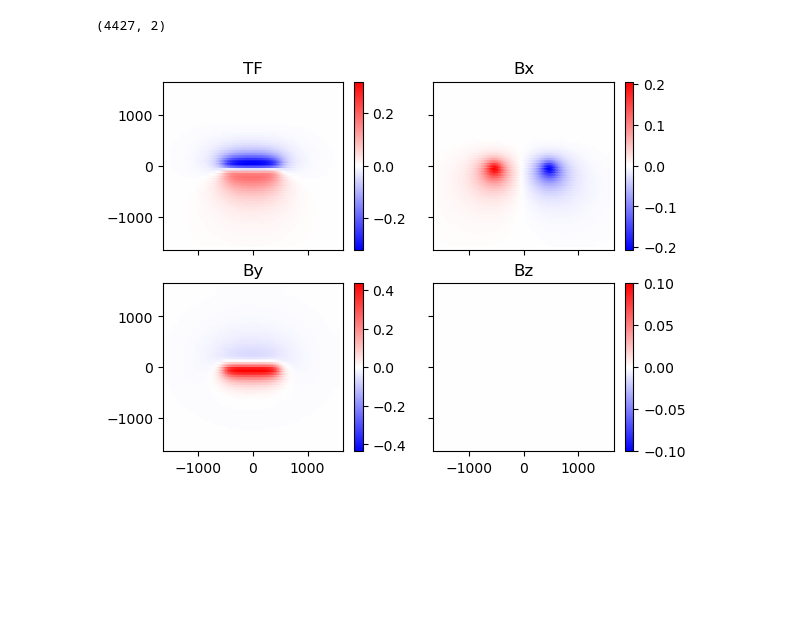
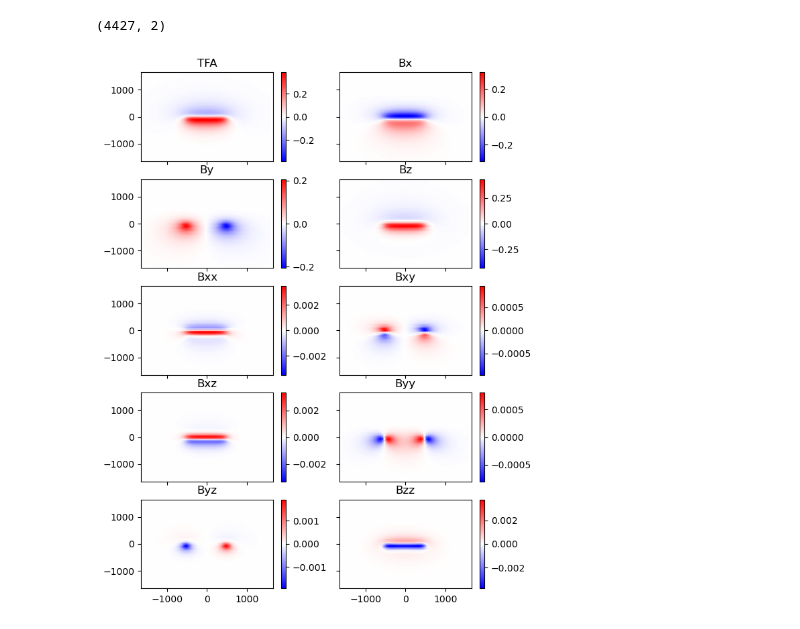
Before and after one commit to gimli-org/notebooks, a Jupyter notebook: Magnetics/synthFault.ipynb, the cells around one changed output. Drawn from its saved outputs; the diff is of its cells as text; code cells hidden in the pictures; blank space fills up the shorter version.

```diff
--- a/Magnetics/synthFault.ipynb
+++ b/Magnetics/synthFault.ipynb
@@ -60,7 +60,7 @@ print(np.transpose(igrf))
 Wolfram alpha says T=49.5µT, X/Y/Z=19.6/1.56/45.4µT, so what's wrong?
 # %%
 pnts[:, 2] = 80
-cmp = ["TF", "Bx", "By", "Bz"] # , "Bxx", "Bxy", "Bxz", "Byy", "Byz", "Bzz"]
+cmp = ["TFA", "Bx", "By", "Bz", "Bxx", "Bxy", "Bxz", "Byy", "Byz", "Bzz"]
 fop = MagneticsModelling(meshNED, pnts, igrf=igrf, cmp=cmp)
 # %% [output]
 (4427, 2)
@@ -68,12 +68,12 @@ fop = MagneticsModelling(meshNED, pnts, igrf=igrf, cmp=cmp)
 out = fop.response(mesh["mag"]*1e-4)
 fields = np.reshape(out, [len(cmp), -1])
 # %%
-fig, ax = plt.subplots(2, 2, sharex=True, sharey=True)
-for i in range(4):
+fig, ax = plt.subplots(len(cmp)//2, 2, sharex=True, sharey=True, figsize=(7, 10))
+for i in range(len(cmp)):
     fld = fields[i]
     vv = max(-min(fld), max(fld))
     sc = ax.flat[i].scatter(X.flat, Y.flat, c=fld, cmap="bwr", vmin=-vv, vmax=vv)
     ax.flat[i].set_title(cmp[i])
     fig.colorbar(sc, ax=ax.flat[i])
 # %% [output]
-[figure, old version]
+[figure, new version]
```
Also changed, not shown: parts of 3 cells of this notebook.
